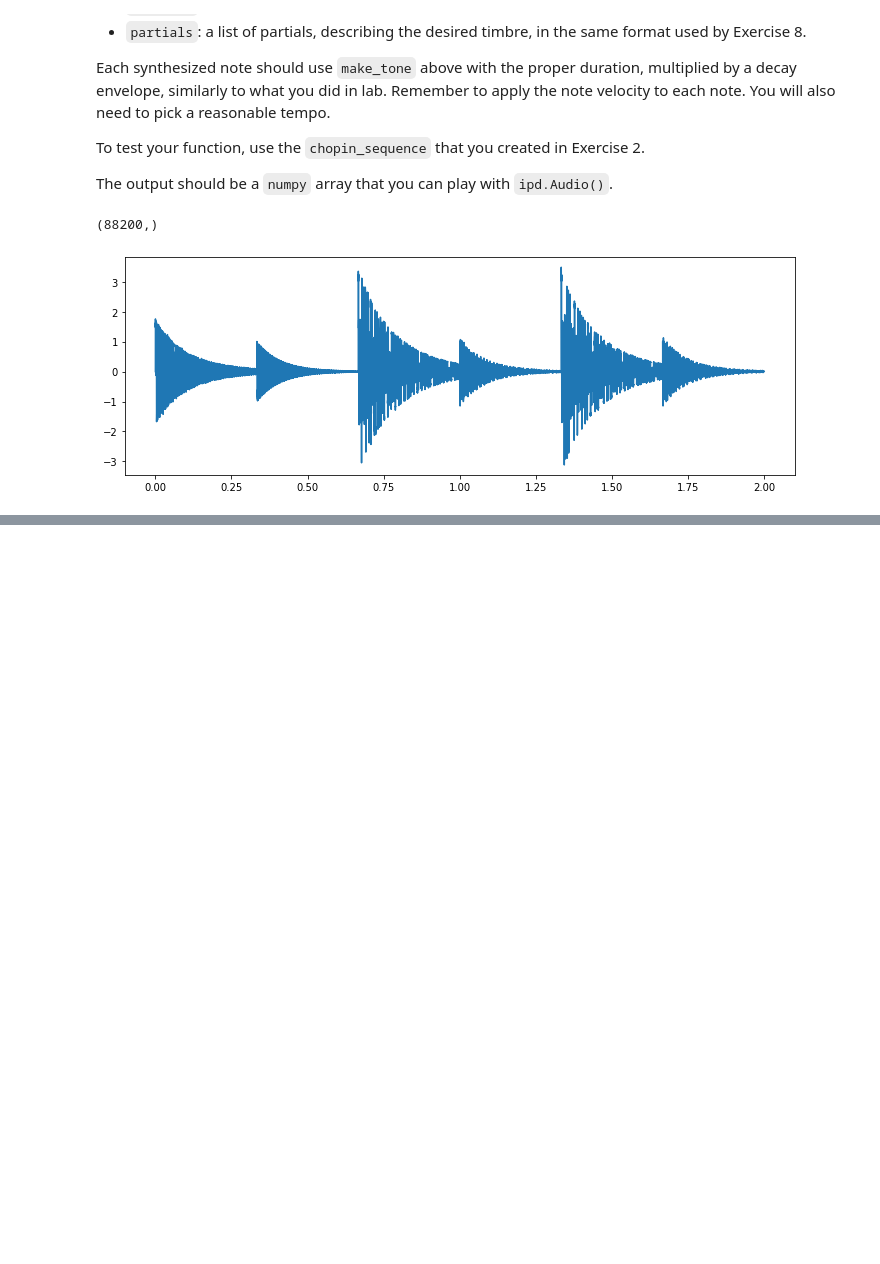
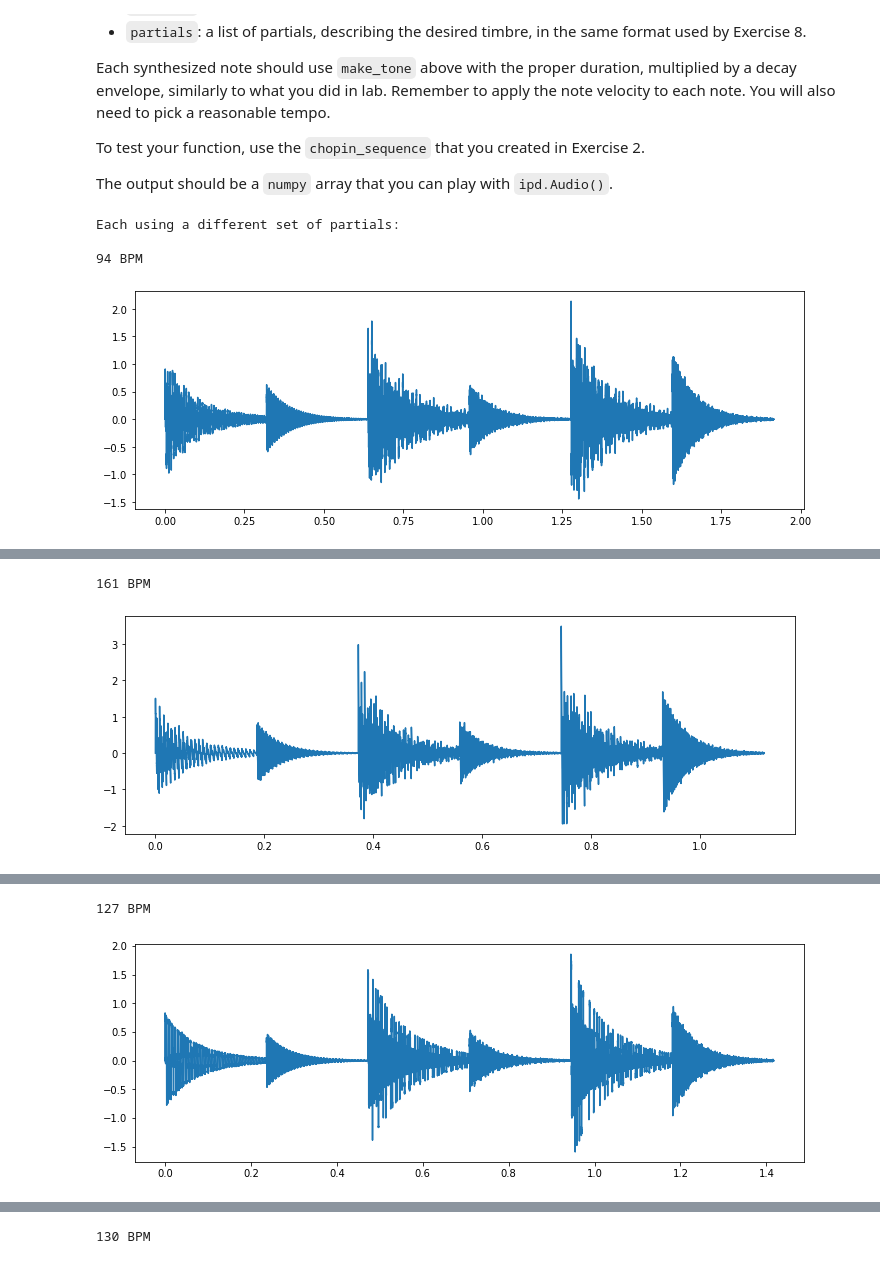
Before and after one commit to jmftrindade/digital_music_processing, a Jupyter notebook: 1_music_rep/pset1.ipynb, the cells around one changed output, grey strips where cells are left out. Drawn from its saved outputs; the diff is of its cells as text; code cells hidden in the pictures; blank space fills up the shorter version.

```diff
--- a/1_music_rep/pset1.ipynb
+++ b/1_music_rep/pset1.ipynb
@@ -73,12 +73,12 @@ chopin_sequence = [
     (0,  'note_off', 1, 54,   0),  # t=240
     (0,  'note_off', 1, 61,   0),  # t=240
     (0,  'note_off', 1, 65,   0),  # t=240
-    (0,  'note_on',  2, 67,  80),  # t=240
+    (0,  'note_on',  2, 67,  90),  # t=240
     (0,  'note_on',  1, 54,  60),  # t=240
     (0,  'note_on',  1, 61,  60),  # t=240
     (0,  'note_on',  1, 65,  60),  # t=240
     (60, 'note_off', 2, 67,   0),  # t=300
-    (0,  'note_on',  2, 68, 100),  # t=300
+    (0,  'note_on',  2, 68, 120),  # t=300
     (60, 'note_off', 2, 68,   0),  # t=360
     (0,  'note_off', 1, 54,   0),  # t=360
     (0,  'note_off', 1, 61,   0),  # t=360
@@ -330,7 +332,7 @@ p = [('a bit "buzzy"', partials0),
      ('as though it has multiple dissonant voices. A tad "fire-alarm"-y', partials2)]
 fs=44100
 
-for i in range(len(partials)):
+for i in range(len(p)):
     y = make_tone(392.43834795089793, 3, p[i][1])
 
     # plot over time
@@ -341,5 +343,5 @@ for i in range(len(partials)):
     plt.show()
 
     print(f'This one sounds {p[i][0]}.')
-    ipd.display(ipd.Audio(y, rate=fs, normalize=False))
+    ipd.display(ipd.Audio(y, rate=fs))
 # %% [output]
@@ -421,19 +421,35 @@ def synthesize_midi(sequence, partials) :
     return synth
 # %%
 # test it:
+partials = [
+    [(n**2, 1./n**2) for n in range(1,20)],
+    partials0,
+    partials1,
+    partials2
+]
+
+print('Each using a different set of partials:\n')
 fs = 44100
-x = synthesize_midi(chopin_sequence, partials1)
-print(x.shape)
+for p in partials:
+    bpm = np.random.randint(90,170)
+    x = synthesize_midi(chopin_sequence, p, bpm)
+    #print(x.shape)
 
-# plot over time
-t = np.arange(len(x))
-t = t / fs
-plt.plot(t, x)
-plt.show()
+    print(f'{bpm} BPM')
 
-# play
-ipd.Audio(x, rate = fs)
+    # plot over time
+    t = np.arange(len(x))
+    t = t / fs
+    plt.plot(t, x)
+    plt.show()
+
+    # play
+    ipd.display(ipd.Audio(x, rate = fs))
 # %% [output]
-(88200,)
+Each using a different set of partials:
+
+94 BPM
-[figure, old version]
+[figure, new version]
 [interactive output not drawn]
+161 BPM
+[figure, added]
@@ -439,0 +457,2 @@ ipd.Audio(x, rate = fs)
+127 BPM
+[figure, added]
@@ -439,0 +460 @@ ipd.Audio(x, rate = fs)
+130 BPM
```
Also changed, not shown: parts of 6 cells of this notebook.
